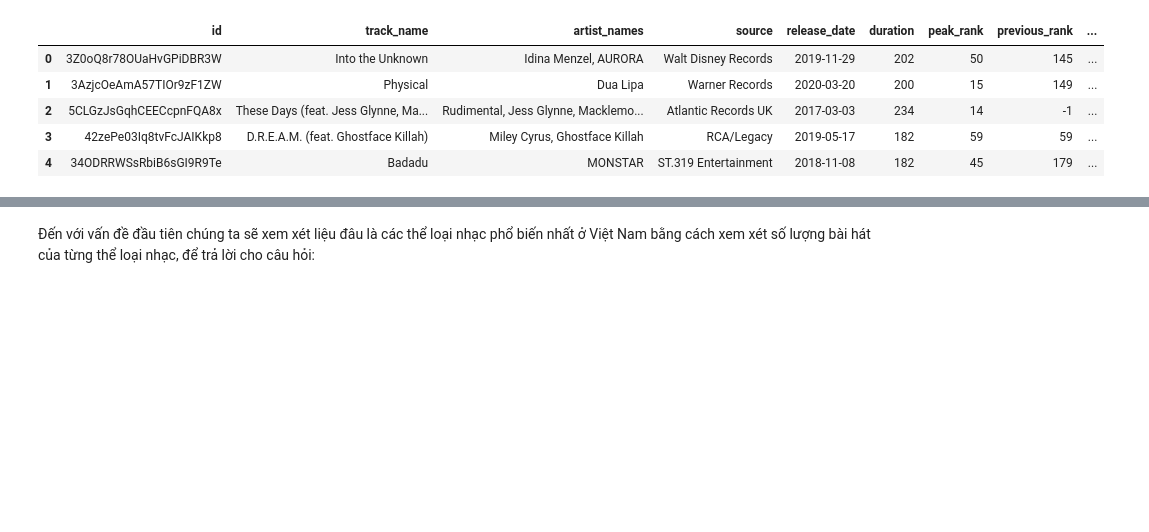
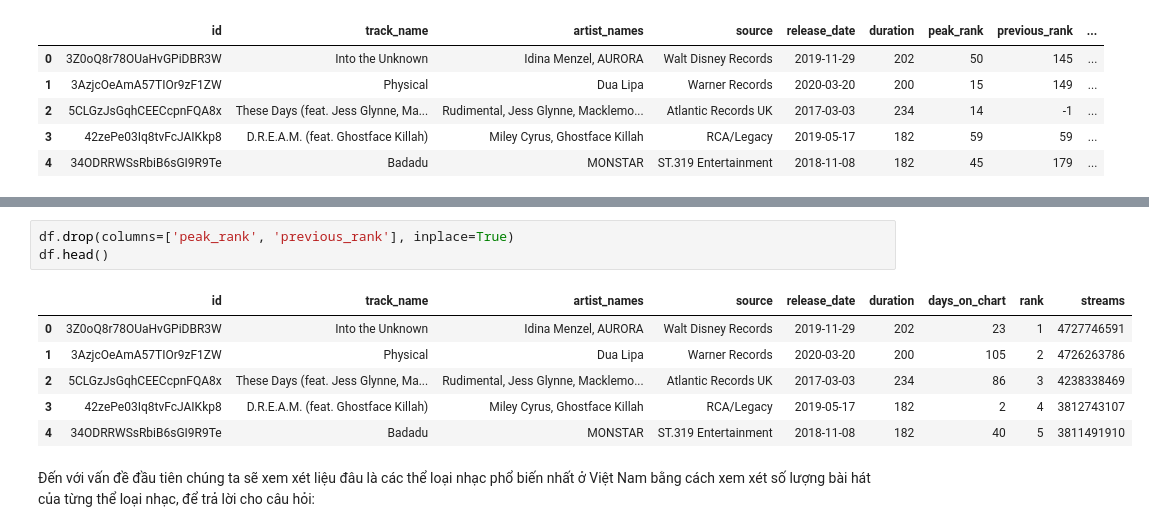
Before and after one commit to pililover/Visualization-Lab, a Jupyter notebook: sourcecode/data_visualization.ipynb, the cells around one changed output, grey strips where cells are left out. Saved outputs shown, nothing was run; the diff lists cells and outputs as text; blank space fills up the shorter version.

```diff
--- a/sourcecode/data_visualization.ipynb
+++ b/sourcecode/data_visualization.ipynb
@@ -801,3 +803,13 @@ Chúng ta có thể thấy không có gì bất thường. Heatmap cho thấy th
+# %%
+df.drop(columns=['peak_rank', 'previous_rank'], inplace=True)
+df.head()
+# %% [output]
+|  | id | track_name | artist_names | source | release_date | duration | days_on_chart | rank | streams |
+| 0 | 3Z0oQ8r78OUaHvGPiDBR3W | Into the Unknown | Idina Menzel, AURORA | Walt Disney Records | 2019-11-29 | 202 | 23 | 1 | 4727746591 |
+| 1 | 3AzjcOeAmA57TIOr9zF1ZW | Physical | Dua Lipa | Warner Records | 2020-03-20 | 200 | 105 | 2 | 4726263786 |
+| 2 | 5CLGzJsGqhCEECcpnFQA8x | These Days (feat. Jess Glynne, Ma... | Rudimental, Jess Glynne, Macklemo... | Atlantic Records UK | 2017-03-03 | 234 | 86 | 3 | 4238338469 |
+| 3 | 42zePe03Iq8tvFcJAIKkp8 | D.R.E.A.M. (feat. Ghostface Killah) | Miley Cyrus, Ghostface Killah | RCA/Legacy | 2019-05-17 | 182 | 2 | 4 | 3812743107 |
+| 4 | 34ODRRWSsRbiB6sGI9R9Te | Badadu | MONSTAR | ST.319 Entertainment | 2018-11-08 | 182 | 40 | 5 | 3811491910 |
 # %% [markdown]
 Đến với vấn đề đầu tiên chúng ta sẽ xem xét liệu đâu là các thể loại nhạc phổ biến nhất ở Việt Nam bằng cách xem xét số lượng bài hát của từng thể loại nhạc, để trả lời cho câu hỏi:
 # %% [markdown]
```
Also changed, not shown: parts of 4 cells of this notebook, 6 other files.
